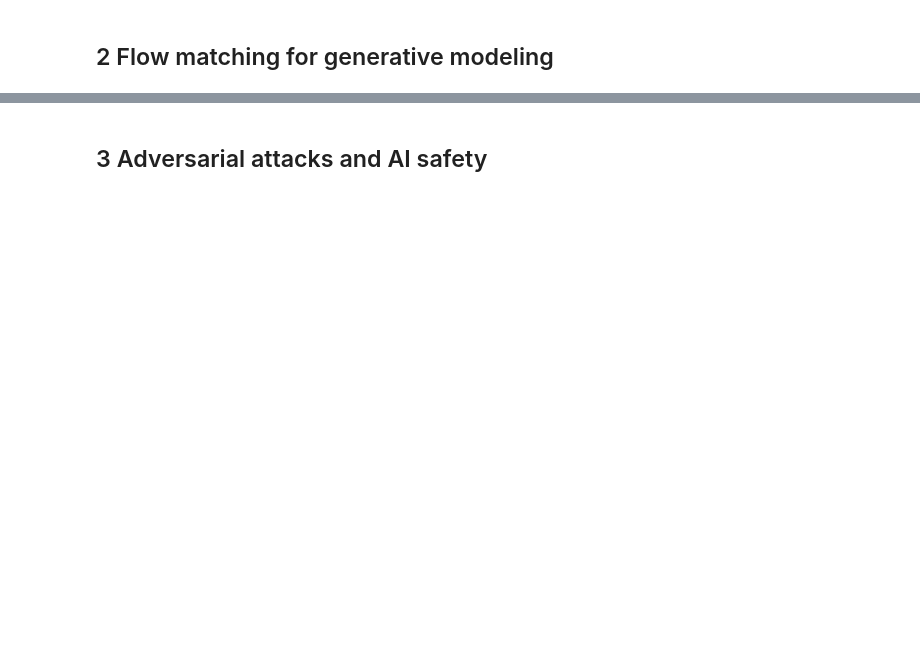
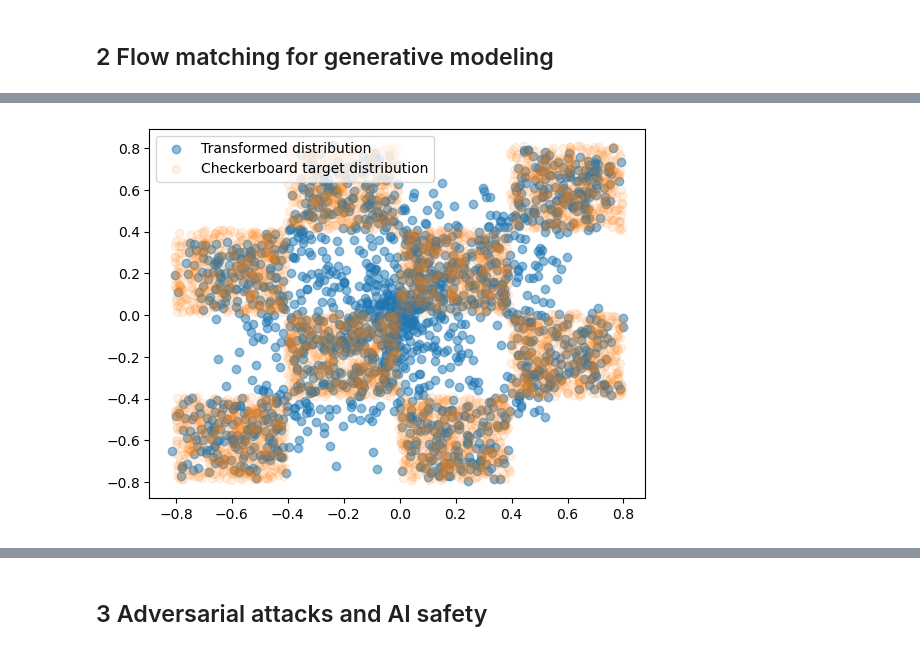
Before and after one commit to Alex2667/mlph_w24, a Jupyter notebook: sheet10/sheet10.ipynb, the cells around one changed output, grey strips where cells are left out. Saved outputs shown, nothing was run; the diff lists cells and outputs as text; code cells hidden in the pictures; blank space fills up the shorter version.

```diff
--- a/sheet10/sheet10.ipynb
+++ b/sheet10/sheet10.ipynb
@@ -75,10 +168,12 @@ plt.show()
 # %%
 # define a model
+import torch
 from torchvision.ops import MLP
 from tqdm import tqdm
 
-device = "cuda" if torch.cuda.is_available() else "cpu"
-
+# device = "cuda" if torch.cuda.is_available() else "cpu"
+device = torch.device("mps" if torch.backends.mps.is_available() else "cpu")
+print("device:", device)
 model = MLP(in_channels=2 + 1, hidden_channels=[512, 512, 512, 512, 2], activation_layer=torch.nn.SiLU)
 model.to(device)
 
@@ -90,11 +185,34 @@ optimizer = torch.optim.Adam(model.parameters(), lr=0.001)
 
 
 # train the model:
-num_epochs = 20000  # use fewer epochs if it takes too long
+num_epochs = 20000
 batch_size = 4096
 losses = []
 for epoch in tqdm(range(num_epochs)):
     x = torch.randn(batch_size, 2) * base_distribution_std
     y = generate_checkerboard_sample(num_samples=batch_size)
+    x = x.to(device)
+    y = y.to(device)
 
     # TODO: implement the training loop
+    # Interpolation between x and y
+    t = torch.rand(batch_size, 1).to(device)  # Uniform random values between 0 and 1
+    interpolated_points = (1 - t) * x + t * y  # psi_t(x)
+    interpolated_points.to(device)
+
+    # Forward pass: compute the velocity field vt for each interpolated point
+    vt = model(torch.cat([interpolated_points, t], dim=1))  # Pass (x_t, t) into the model
+
+    loss = criterion(vt.squeeze(), (y - x))
+    loss = loss.mean()
+
+    # Backpropagation
+    optimizer.zero_grad()
+    loss.backward()
+    optimizer.step()
+
+    # Store loss for monitoring
+    losses.append(loss.item())
+
+    if epoch % 1000 == 0:
+        print(f"Epoch [{epoch}/{num_epochs}], Loss: {loss.item()}")
@@ -104,0 +233,16 @@ for epoch in tqdm(range(num_epochs)):
+# %%
+with torch.no_grad():
+    x_test = torch.randn(2000, 2) * base_distribution_std
+    x_test = x_test.to(device)
+    t_test = torch.rand(2000, 1).to(device)
+    interpolated_test = (1 - t_test) * x_test + t_test * y[:2000]
+
+    vt_test = model(torch.cat([interpolated_test, t_test], dim=1))
+    transformed_points = interpolated_test + (1-t_test)*vt_test.squeeze()
+
+    plt.scatter(transformed_points[:, 0].cpu(), transformed_points[:, 1].cpu(), alpha=0.5, label='Transformed distribution')
+    plt.scatter(y[:, 0].cpu(), y[:, 1].cpu(), alpha=0.1, label='Checkerboard target distribution')
+    plt.legend()
+    plt.show()
+# %% [output]
+[figure, added]
```
Also changed, not shown: parts of 28 cells of this notebook, 3 other files.
